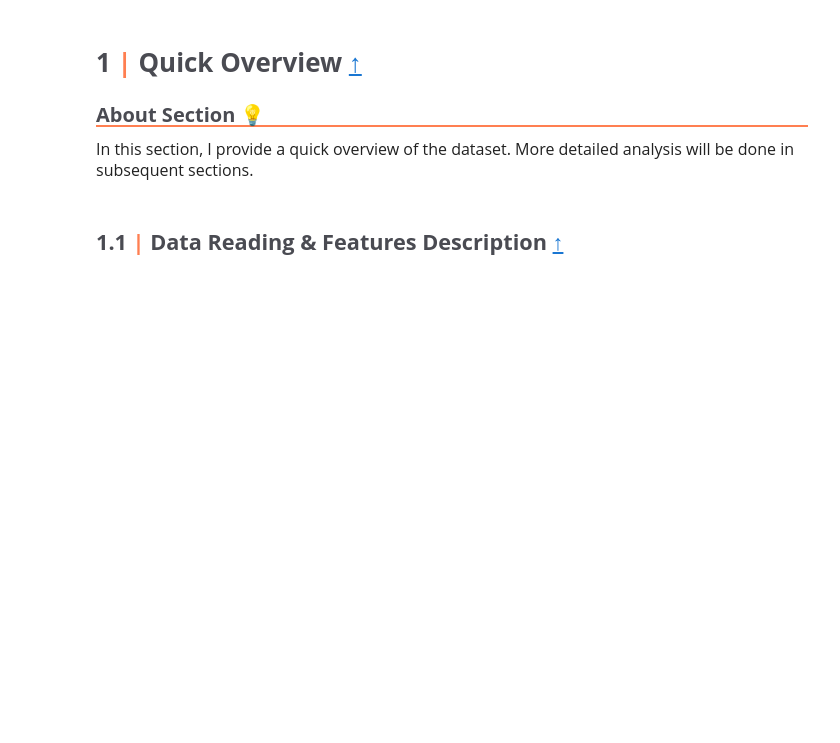
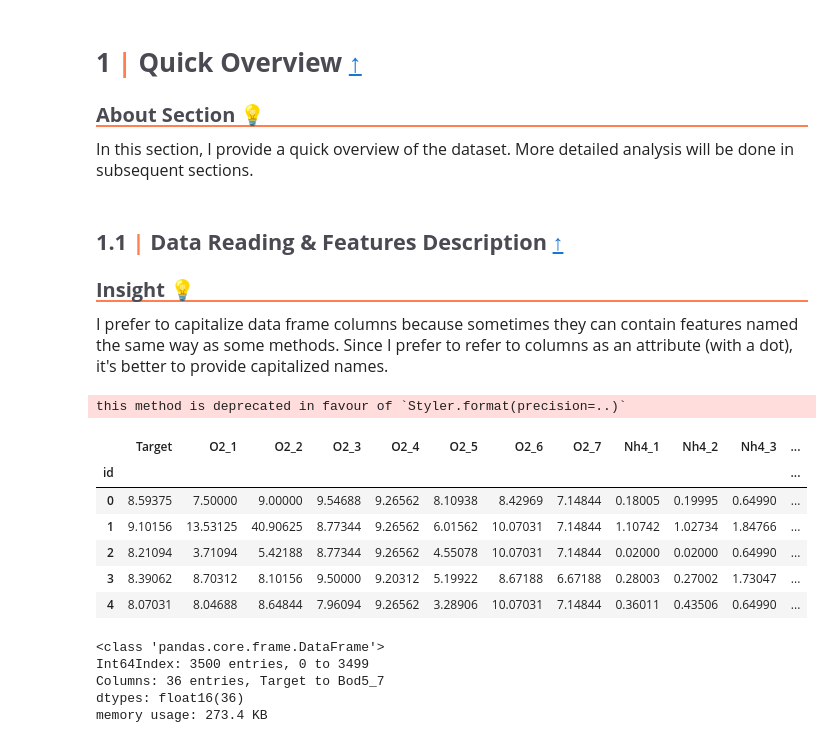
Before and after one commit to mateuszk098/kaggle-notebooks, a Jupyter notebook: playground_series_s3e21/oxygen_in_water_eda.ipynb, the cells around one changed output. Drawn from its saved outputs; the diff is of its cells as text; code cells hidden in the pictures; blank space fills up the shorter version.

```diff
--- a/playground_series_s3e21/oxygen_in_water_eda.ipynb
+++ b/playground_series_s3e21/oxygen_in_water_eda.ipynb
@@ -248,3 +249,38 @@ train = pd.read_csv(
     engine="pyarrow",
     dtype=np.float16,
 ).rename(columns=str.title)
+# %% [markdown]
+<p style="
+    font-size: 20px;
+    font-family: 'JetBrains Mono';
+    color: #4A4B52;
+    border-bottom: 2px solid #FF7F51;
+">
+    <b>Insight</b> 💡
+</p>
+
+<p style="
+    font-size: 16px;
+    font-family: 'JetBrains Mono';
+">
+    I prefer to capitalize data frame columns because sometimes they can contain features named the same way as some methods. Since I prefer to refer to columns as an attribute (with a dot), it's better to provide capitalized names.
+</p>
+# %%
+train.head().style.set_table_styles(DF_STYLE).set_precision(5)
+# %% [output]
+this method is deprecated in favour of `Styler.format(precision=..)`
+|  | Target | O2_1 | O2_2 | O2_3 | O2_4 | O2_5 | O2_6 | O2_7 | Nh4_1 | Nh4_2 | Nh4_3 | ... |
+| id |  |  |  |  |  |  |  |  |  |  |  | ... |
+| 0 | 8.59375 | 7.50000 | 9.00000 | 9.54688 | 9.26562 | 8.10938 | 8.42969 | 7.14844 | 0.18005 | 0.19995 | 0.64990 | ... |
+| 1 | 9.10156 | 13.53125 | 40.90625 | 8.77344 | 9.26562 | 6.01562 | 10.07031 | 7.14844 | 1.10742 | 1.02734 | 1.84766 | ... |
+| 2 | 8.21094 | 3.71094 | 5.42188 | 8.77344 | 9.26562 | 4.55078 | 10.07031 | 7.14844 | 0.02000 | 0.02000 | 0.64990 | ... |
+| 3 | 8.39062 | 8.70312 | 8.10156 | 9.50000 | 9.20312 | 5.19922 | 8.67188 | 6.67188 | 0.28003 | 0.27002 | 1.73047 | ... |
+| 4 | 8.07031 | 8.04688 | 8.64844 | 7.96094 | 9.26562 | 3.28906 | 10.07031 | 7.14844 | 0.36011 | 0.43506 | 0.64990 | ... |
+# %%
+train.info(verbose=False)
+# %% [output]
+<class 'pandas.core.frame.DataFrame'>
+Int64Index: 3500 entries, 0 to 3499
+Columns: 36 entries, Target to Bod5_7
+dtypes: float16(36)
+memory usage: 273.4 KB
```
Also changed, not shown: parts of 24 cells of this notebook.
